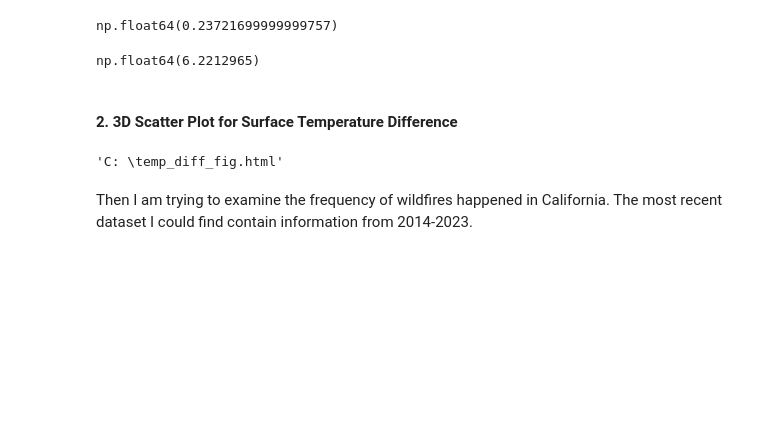
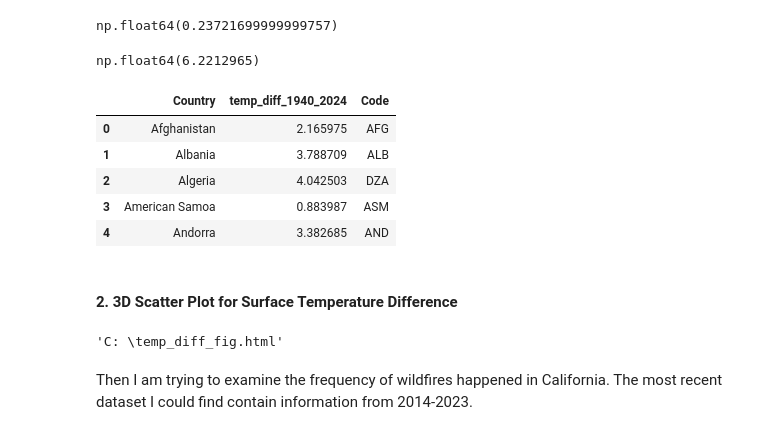
Before and after one commit to szhcoco/Climate-Change-Analysis, a Jupyter notebook: final_proj.ipynb, the cells around one changed output. Cells and saved outputs as stored; diff of their text form; code cells hidden in the pictures; blank space fills up the shorter version.

```diff
--- a/final_proj.ipynb
+++ b/final_proj.ipynb
@@ -87,6 +95,15 @@ np.float64(0.23721699999999757)
 temp_diff['temp_diff_1940_2024'].max()
 # %% [output]
 np.float64(6.2212965)
+# %%
+temp_diff.head()
+# %% [output]
+|  | Country | temp_diff_1940_2024 | Code |
+| 0 | Afghanistan | 2.165975 | AFG |
+| 1 | Albania | 3.788709 | ALB |
+| 2 | Algeria | 4.042503 | DZA |
+| 3 | American Samoa | 0.883987 | ASM |
+| 4 | Andorra | 3.382685 | AND |
 # %% [markdown]
 #### 2. 3D Scatter Plot for Surface Temperature Difference
 # %%
```
Also changed, not shown: parts of 9 cells of this notebook, 50 other files.
